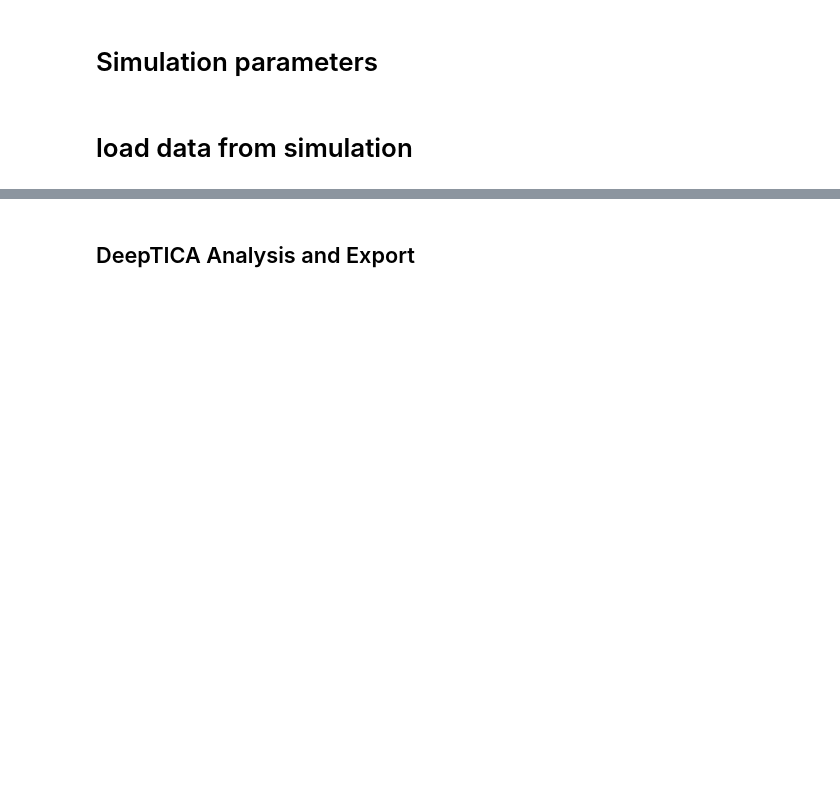
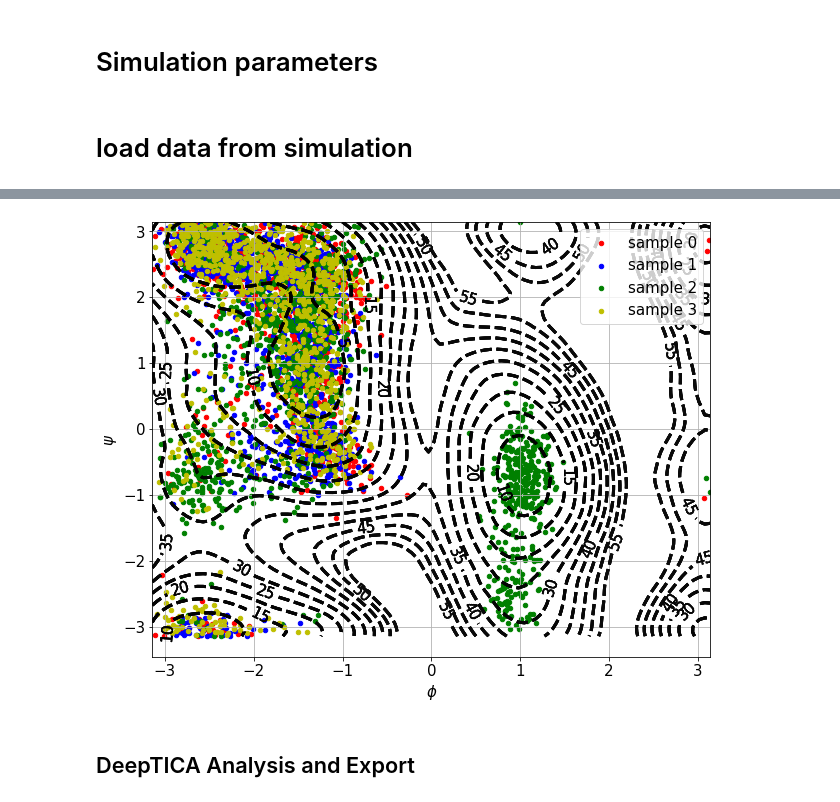
Before and after one commit to nicolopedrani/Hyper-TICA, a Jupyter notebook: Alanine/Bias1_different_training.ipynb, the cells around one changed output, grey strips where cells are left out. Drawn from its saved outputs; the diff is of its cells as text; code cells hidden in the pictures; blank space fills up the shorter version.

```diff
--- a/Alanine/Bias1_different_training.ipynb
+++ b/Alanine/Bias1_different_training.ipynb
@@ -57,18 +77,23 @@ X_complete = data_complete[descriptors_names].to_numpy()
 # %%
 fig,ax = plt.subplots(1,1,figsize=(10,8))
-load_dataframe(folder+"COLVAR").plot.scatter(y="psi",x="phi",ax=ax)
-
-fes = np.loadtxt("angles/fes.txt",delimiter=" ")
-grid0 = np.loadtxt("angles/grid0.txt",delimiter=" ")
-grid1 = np.loadtxt("angles/grid1.txt",delimiter=" ")
-bounds = np.arange(0, 60, 5.)
-c = ax.contour(grid0, grid1, fes, bounds, linewidths=3,cmap="gray",linestyles="dashed",
-    norm = mpl.colors.BoundaryNorm(bounds, ncolors=len(bounds)-1, clip=False), label="FES [Kj/mol]",
-)
-c.clabel()
-ax.grid()
-ax.set_xlabel(r"$\phi$")
-ax.set_ylabel(r"$\psi$")
+k=0
+color = ["r","b","g","y"]
+for folder in container:
+    load_dataframe(folder+"/COLVAR").plot.scatter(y="psi",x="phi",ax=ax,label="sample "+str(k),c=color[k])
+    fes = np.loadtxt("angles/fes.txt",delimiter=" ")
+    grid0 = np.loadtxt("angles/grid0.txt",delimiter=" ")
+    grid1 = np.loadtxt("angles/grid1.txt",delimiter=" ")
+    bounds = np.arange(0, 60, 5.)
+    c = ax.contour(grid0, grid1, fes, bounds, linewidths=3,cmap="gray",linestyles="dashed",
+        norm = mpl.colors.BoundaryNorm(bounds, ncolors=len(bounds)-1, clip=False), label="FES [Kj/mol]",
+    )
+    c.clabel()
+    ax.grid()
+    ax.set_xlabel(r"$\phi$")
+    ax.set_ylabel(r"$\psi$")
+    k+=1
+# %% [output]
+[figure, added]
 # %%
 data = load_dataframe(folder+"COLVAR")
 descriptors_names = data.filter(regex='^p').columns.values
```
Also changed, not shown: parts of 2 cells of this notebook, 24 other files.
